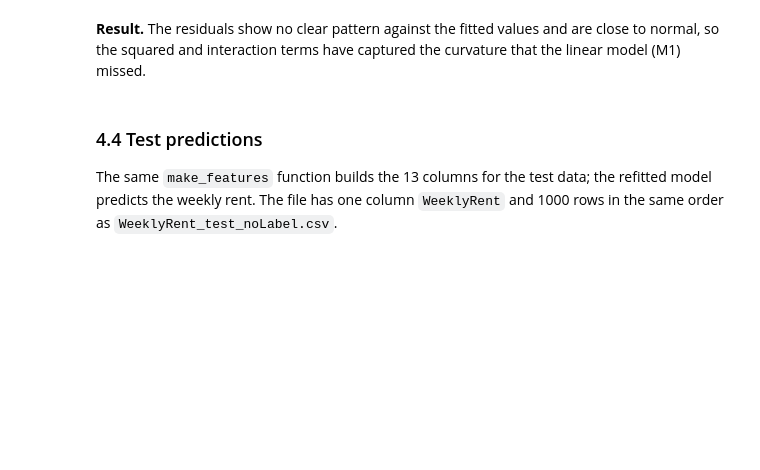
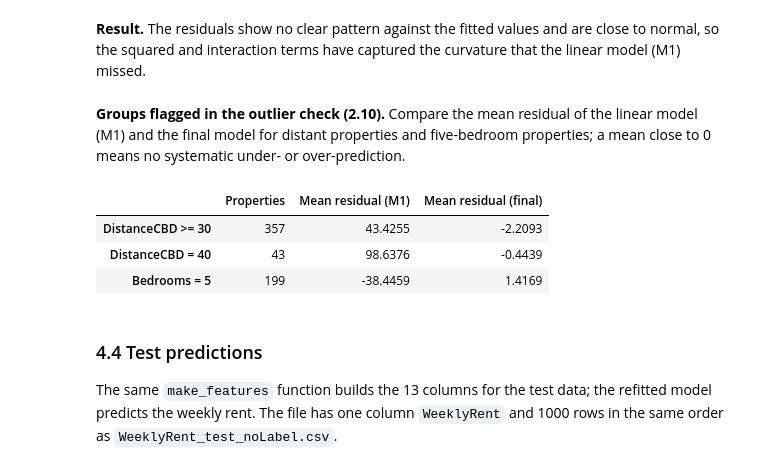
Before and after one commit to QingXueli/qbus2820, a Jupyter notebook: SID_Assignment1_implementation.ipynb, the cells around one changed output. Drawn from its saved outputs; the diff is of its cells as text; code cells hidden in the pictures; blank space fills up the shorter version.

Commit message:
Print M1 R-squared, one-SE threshold and residual-by-group check
Co-Authored-By: Claude Opus 5.5 <noreply@anthropic.com>
Claude-Session: https://claude.ai/code/session_01EBVknjHKcdqYfCbgwhmvJF

```diff
--- a/SID_Assignment1_implementation.ipynb
+++ b/SID_Assignment1_implementation.ipynb
@@ -1272,6 +1287,26 @@ Residual skewness: -0.0131, kurtosis: 2.9714 (normal: 0 and 3)
 # %% [markdown]
 **Result.** The residuals show no clear pattern against the fitted values and are close to normal, so the squared and
 interaction terms have captured the curvature that the linear model (M1) missed.
+# %% [markdown]
+**Groups flagged in the outlier check (2.10).** Compare the mean residual of the linear model (M1) and the final model for
+distant properties and five-bedroom properties; a mean close to 0 means no systematic under- or over-prediction.
+# %%
+# Residuals of the linear model M1, fitted on all training rows
+m1_resid = sm.OLS(y, sm.add_constant(X_all[predictors], prepend=True)).fit().resid
+
+groups = {'DistanceCBD >= 30': train['DistanceCBD'] >= 30,
+          'DistanceCBD = 40':  train['DistanceCBD'] == 40,
+          'Bedrooms = 5':      train['Bedrooms'] == 5}
+group_table = pd.DataFrame({'Properties': [mask.sum() for mask in groups.values()],
+                            'Mean residual (M1)': [m1_resid[mask].mean() for mask in groups.values()],
+                            'Mean residual (final)': [residuals[mask].mean() for mask in groups.values()]},
+                           index = groups.keys())
+group_table.round(4)
+# %% [output]
+|  | Properties | Mean residual (M1) | Mean residual (final) |
+| DistanceCBD >= 30 | 357 | 43.4255 | -2.2093 |
+| DistanceCBD = 40 | 43 | 98.6376 | -0.4439 |
+| Bedrooms = 5 | 199 | -38.4459 | 1.4169 |
 # %% [markdown]
 ### 4.4 Test predictions
 
```
Also changed, not shown: parts of 4 cells of this notebook, 1 other file.
